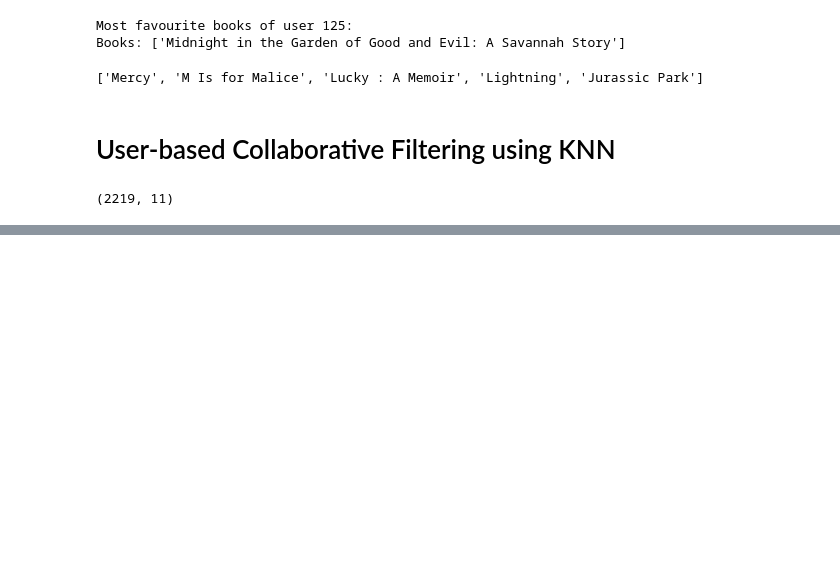
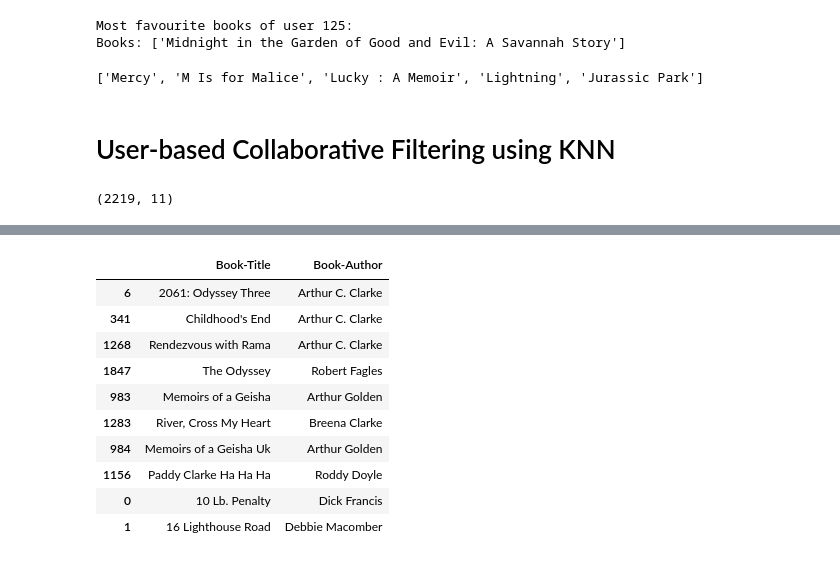
Before and after one commit to RanaSanga85/Book-Recommendation-System, a Jupyter notebook: Book Recommendation System 2.ipynb, the cells around one changed output, grey strips where cells are left out. Drawn from its saved outputs; the diff is of its cells as text; code cells hidden in the pictures; blank space fills up the shorter version.

```diff
--- a/Book Recommendation System 2.ipynb
+++ b/Book Recommendation System 2.ipynb
@@ -1233,0 +1443,16 @@ The Tuned KNNBasic model performed better than the default KNNBasic model.
+# %%
+# Example usage:
+recommended_books = recommend_books('2010: Odyssey Two')
+recommended_books
+# %% [output]
+|  | Book-Title | Book-Author |
+| 6 | 2061: Odyssey Three | Arthur C. Clarke |
+| 341 | Childhood's End | Arthur C. Clarke |
+| 1268 | Rendezvous with Rama | Arthur C. Clarke |
+| 1847 | The Odyssey | Robert Fagles |
+| 983 | Memoirs of a Geisha | Arthur Golden |
+| 1283 | River, Cross My Heart | Breena Clarke |
+| 984 | Memoirs of a Geisha Uk | Arthur Golden |
+| 1156 | Paddy Clarke Ha Ha Ha | Roddy Doyle |
+| 0 | 10 Lb. Penalty | Dick Francis |
+| 1 | 16 Lighthouse Road | Debbie Macomber |
```
Also changed, not shown: parts of 42 cells of this notebook, 1 other file.
